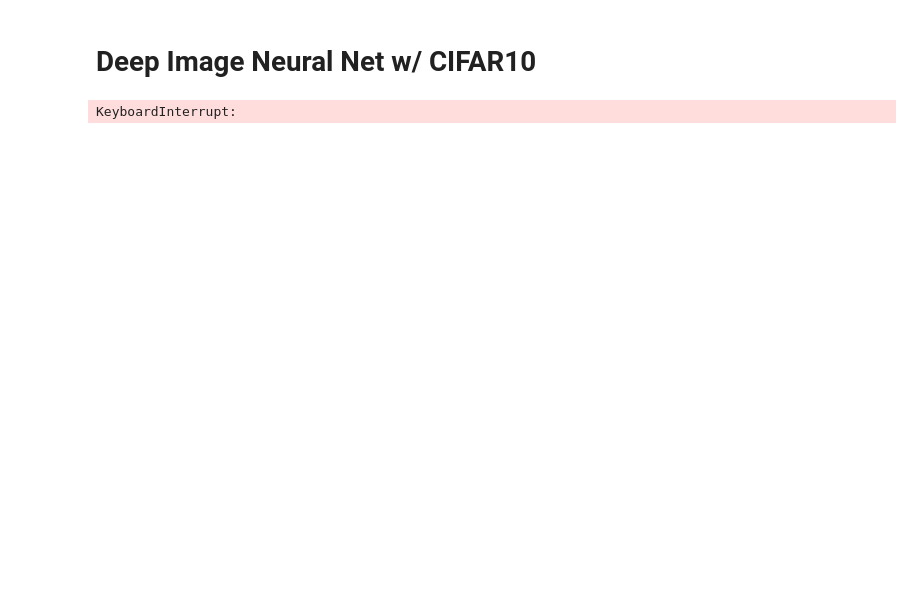
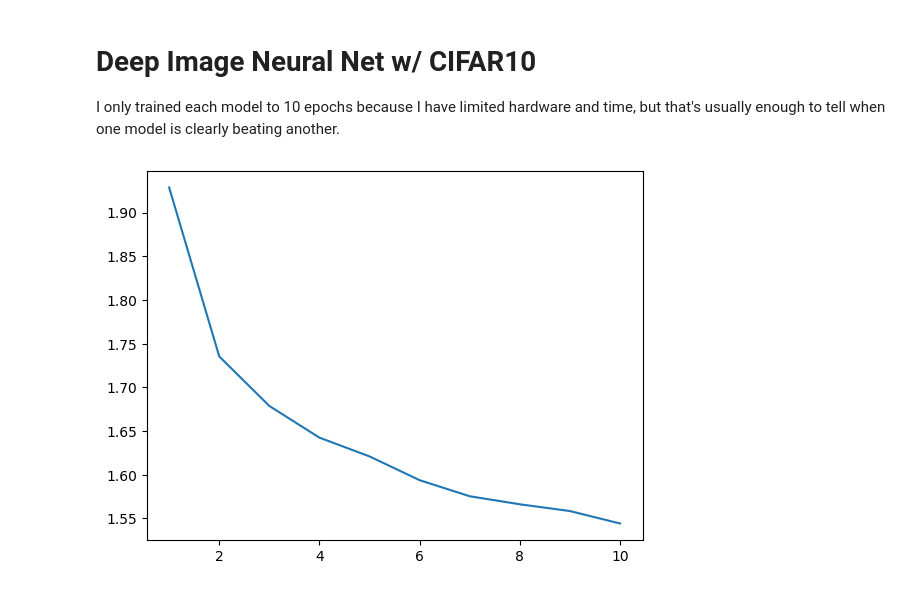
Before and after one commit to willhar/MLNotes, a Jupyter notebook: exercises/DeepImageNN.ipynb, the cells around one changed output. Saved outputs shown, nothing was run; the diff lists cells and outputs as text; code cells hidden in the pictures; blank space fills up the shorter version.

Commit message:
Added a few image models

```diff
--- a/exercises/DeepImageNN.ipynb
+++ b/exercises/DeepImageNN.ipynb
@@ -1,5 +1,7 @@
 # %% [markdown]
 # Deep Image Neural Net w/ CIFAR10
+
+I only trained each model to 10 epochs because I have limited hardware and time, but that's usually enough to tell when one model is clearly beating another.
 # %%
 import torch
 import torch.nn as nn
@@ -38,28 +60,28 @@ device = "cuda"
 # %%
 def train(model, optimizer, criterion, train_loader, n_epochs):
     model.train()
     loss_epochs = []
     for epoch in range(1, n_epochs+1):
         total_loss = 0.0
         for X_batch, y_batch in train_loader:
             X_batch = X_batch.to(device)
             y_batch = y_batch.to(device)
             y_pred = model(X_batch)
             loss = criterion(y_pred, y_batch)
             loss.backward()
             total_loss+=loss.item()
             optimizer.step()
             optimizer.zero_grad()
         loss_epochs.append((epoch, total_loss/len(train_loader)))
     return loss_epochs
 
 model.to(device)
 lr = .003
 optimizer = torch.optim.NAdam(model.parameters(), lr=lr)
 xentropy = nn.CrossEntropyLoss()
 train_loader = torch.utils.data.DataLoader(train_data, batch_size=32, shuffle=True)
-losses = train(model, optimizer, xentropy, train_loader, 30)
+losses = train(model, optimizer, xentropy, train_loader, 10)
 plt.plot([x[0] for x in losses], [x[1] for x in losses])
 plt.show()
 # %% [output]
-KeyboardInterrupt:
+[figure, added]
```
Also changed, not shown: parts of 10 cells of this notebook.
